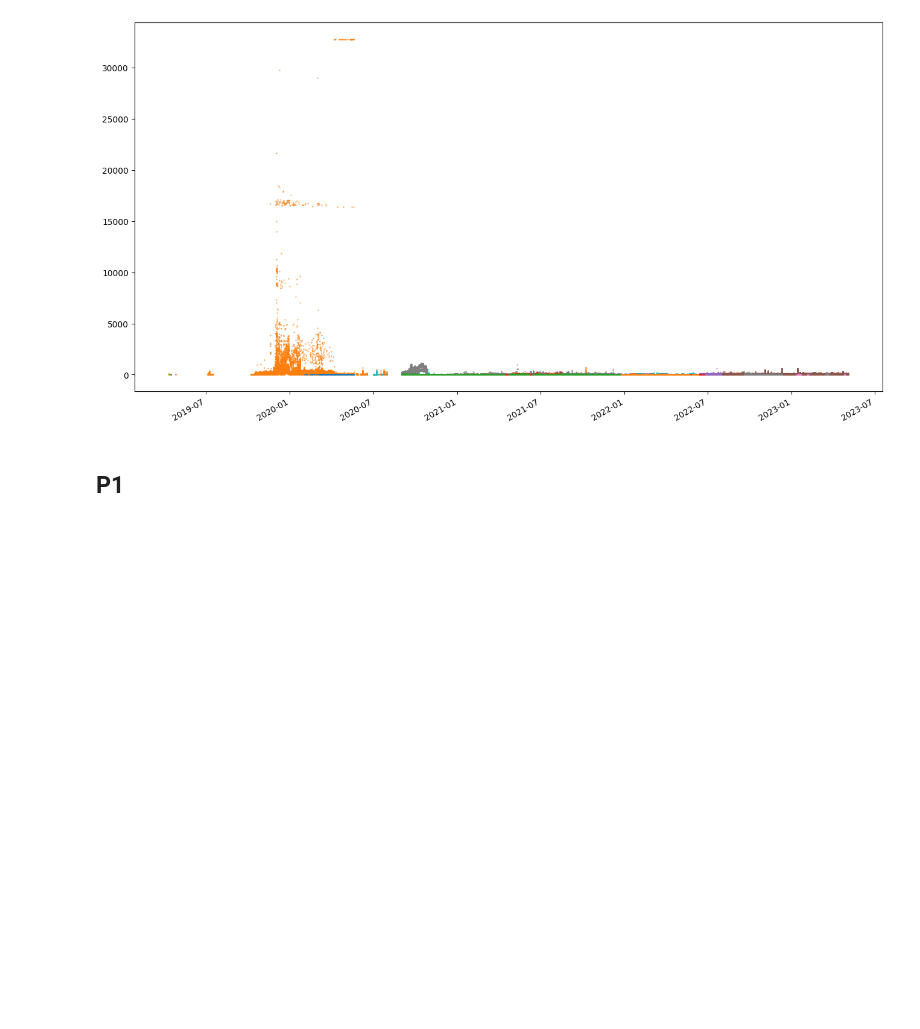
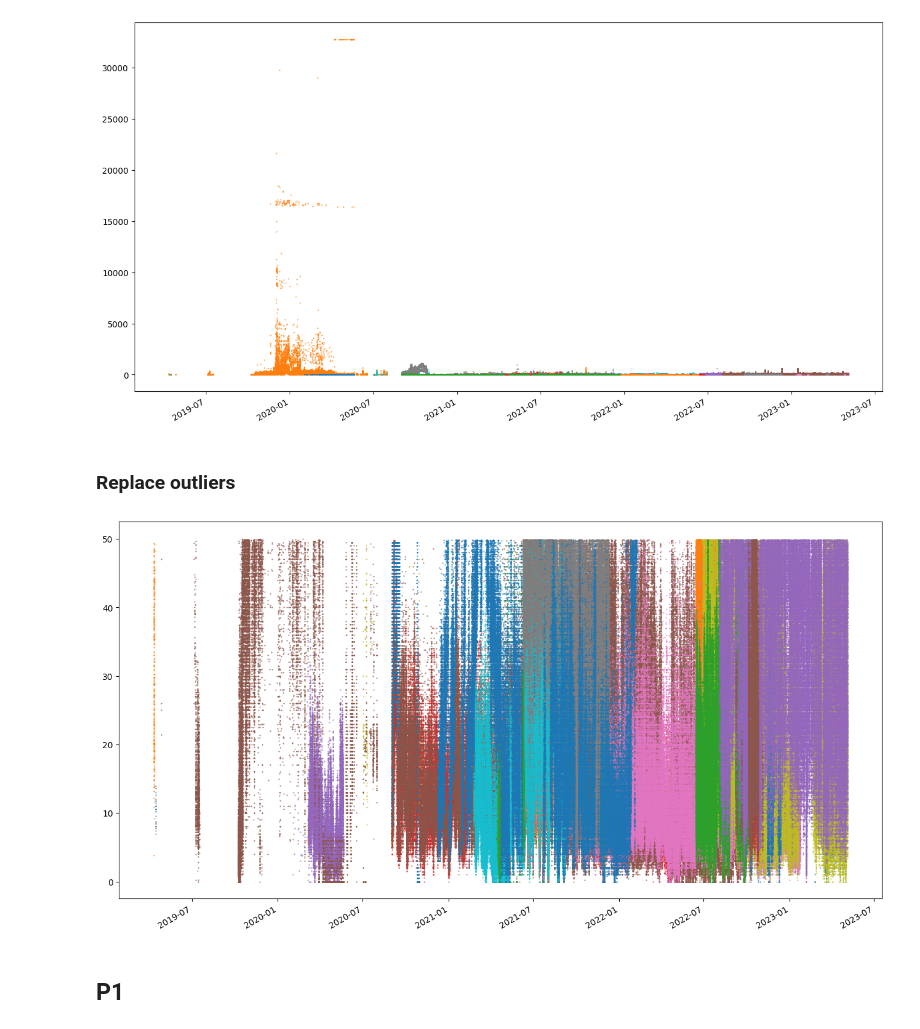
Before and after one commit to mart1bb/air_quality_africa, a Jupyter notebook: code/Analysis2.ipynb, the cells around one changed output. Cells and saved outputs as stored; diff of their text form; code cells hidden in the pictures; blank space fills up the shorter version.

```diff
--- a/code/Analysis2.ipynb
+++ b/code/Analysis2.ipynb
@@ -166,6 +167,17 @@ for location in list(set(df['location'])):
 plt.gcf().autofmt_xdate()
 # %% [output]
 [figure]
+# %% [markdown]
+### Replace outliers
+# %%
+df_P0 = df
+# %%
+# df_P0['P0'].clip(0,50,inplace=True)
+# df_P0['P0'][(df_P0['P0'] > 50)] = 11.5
+df_P0 = df_P0.loc[df_P0['P0'] < 50]
+plot(df_P0,'P0')
+# %% [output]
+[figure, added]
 # %% [markdown]
 ## P1
 # %%
```
Also changed, not shown: parts of 2 cells of this notebook.
